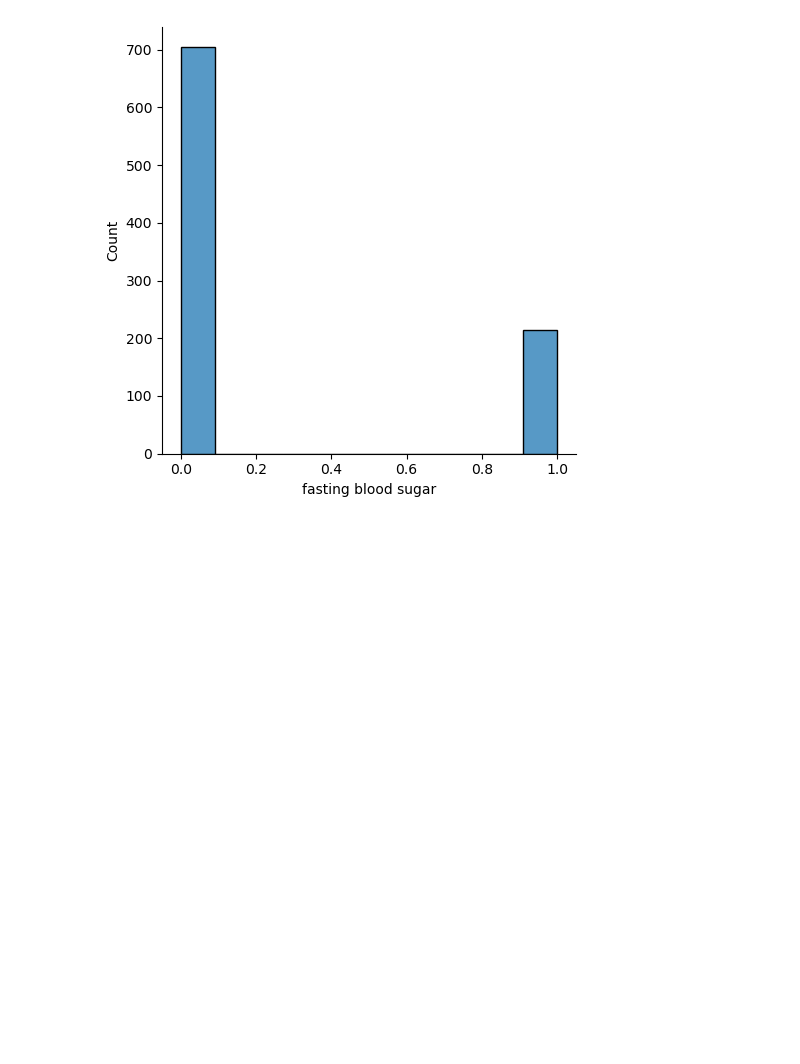
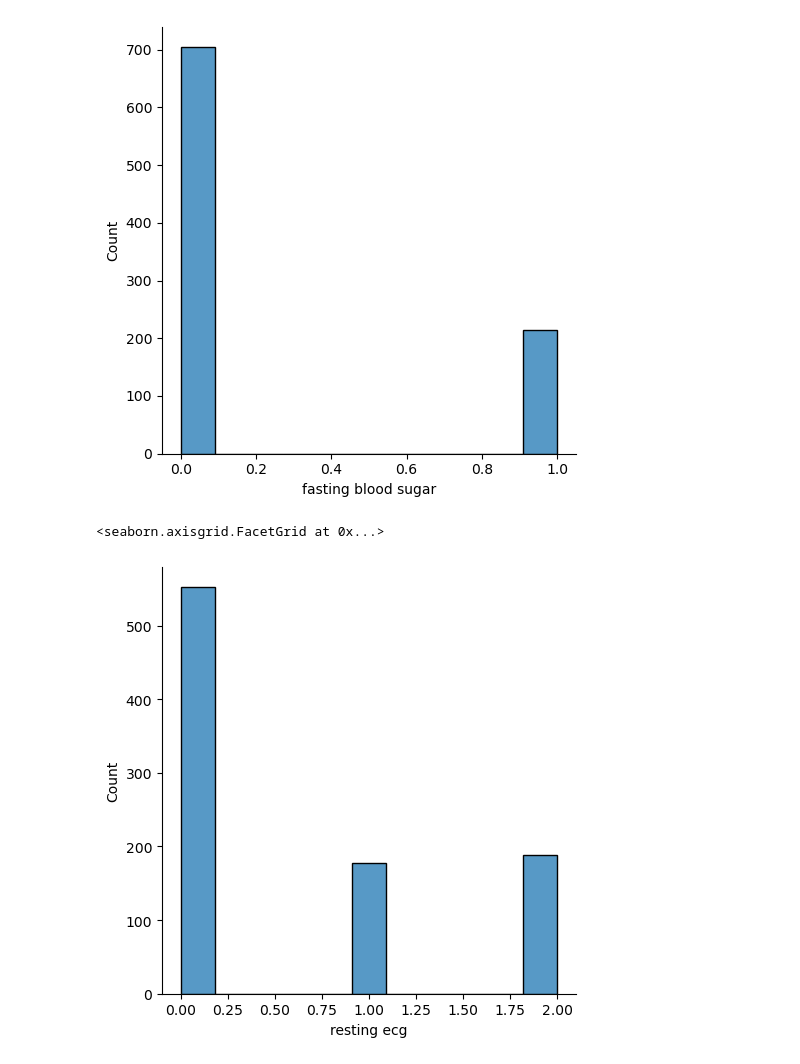
Before and after one commit to ShubhamGupta2505/MachineLearningPractice, a Jupyter notebook: eda-on-heart-disease-dataset.ipynb, the cells around one changed output. Cells and saved outputs as stored; diff of their text form; code cells hidden in the pictures; blank space fills up the shorter version.

```diff
--- a/eda-on-heart-disease-dataset.ipynb
+++ b/eda-on-heart-disease-dataset.ipynb
@@ -180,3 +237,8 @@ sns.displot(df['fasting blood sugar'])
 # %% [output]
 <seaborn.axisgrid.FacetGrid at 0x...>
 [figure]
+# %%
+sns.displot(df['resting ecg'])
+# %% [output]
+<seaborn.axisgrid.FacetGrid at 0x...>
+[figure, added]
```
Also changed, not shown: parts of 7 cells of this notebook.
